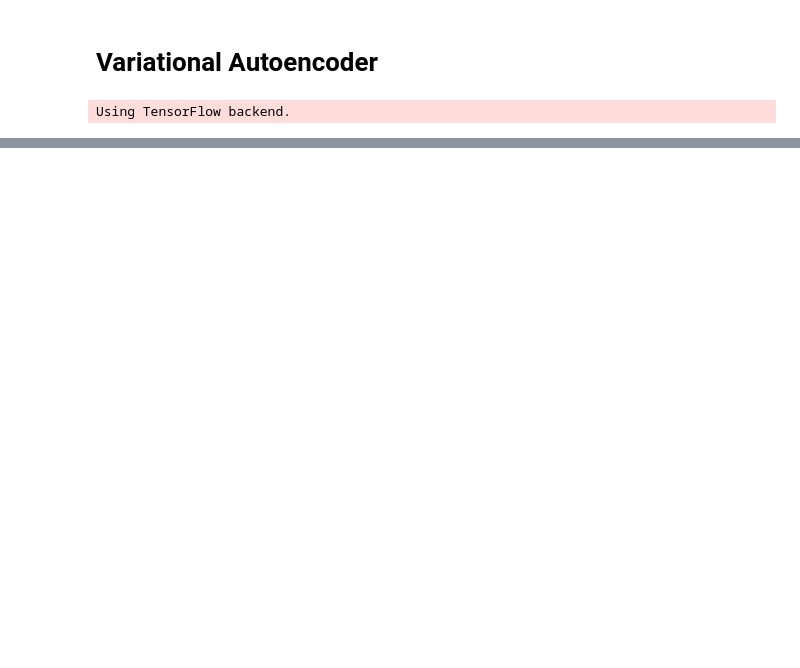
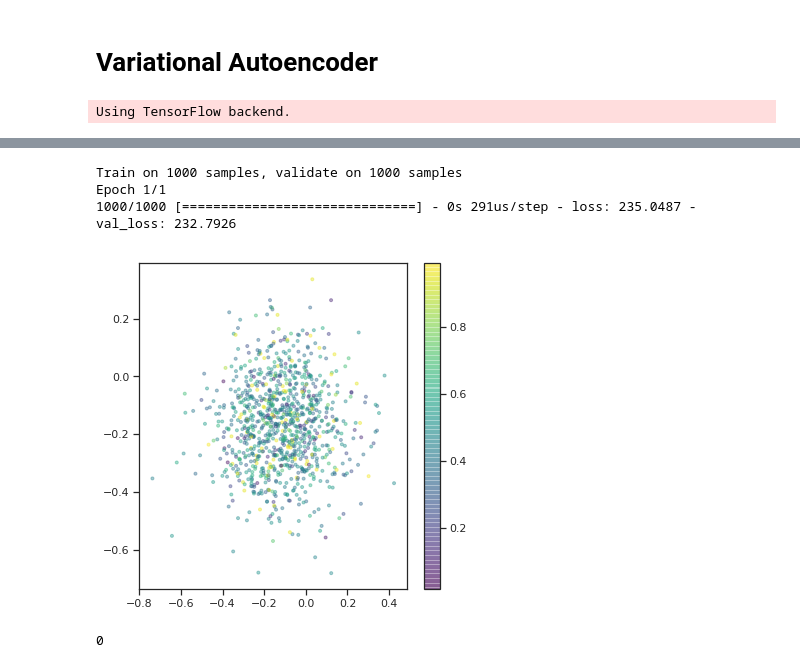
Before and after one commit to Didayolo/generators, a Jupyter notebook: vae_benchmark.ipynb, the cells around one changed output, grey strips where cells are left out. Cells and saved outputs as stored; diff of their text form; code cells hidden in the pictures; blank space fills up the shorter version.

```diff
--- a/vae_benchmark.ipynb
+++ b/vae_benchmark.ipynb
@@ -11,0 +46,40 @@ Using TensorFlow backend.
+# %%
+original_dim = x_train.shape[1]
+batch_size=100
+epochs=1
+
+model = VAE(original_dim, intermediate_dim=256, latent_dim=4)
+vae, encoder, decoder = model.get_vae(), model.get_encoder(), model.get_decoder()
+
+columns = x_train.columns
+x_train_np, x_test_np = x_train.as_matrix(), x_test.as_matrix()
+
+vae.fit(x_train_np,
+        x_train_np,
+        shuffle=True,
+        epochs=epochs,
+        batch_size=batch_size,
+        validation_data=(x_test_np, x_test_np))
+
+# display a 2D plot of the digit classes in the latent space
+z_test = encoder.predict(x_test_np, batch_size=batch_size)
+plt.figure(figsize=(6, 6))
+plt.scatter(z_test[:, 0], z_test[:, 1], c=c,
+            alpha=.4, s=3**2, cmap='viridis')
+plt.colorbar()
+plt.show()
+# %% [output]
+Train on 1000 samples, validate on 1000 samples
+Epoch 1/1
+1000/1000 [==============================] - 0s 291us/step - loss: 235.0487 - val_loss: 232.7926
+[figure, added]
+# %%
+# Generate samples
+
+n = 1000
+x_decoded_np = model.sample(n)
+
+x_decoded, x_test = autodata.AutoData(x_decoded_np, columns=columns), autodata.AutoData(x_test_np, columns=columns)
+x_decoded.distance(x_test)
+# %% [output]
+0
```
Also changed, not shown: parts of 9 cells of this notebook, 2 other files.
